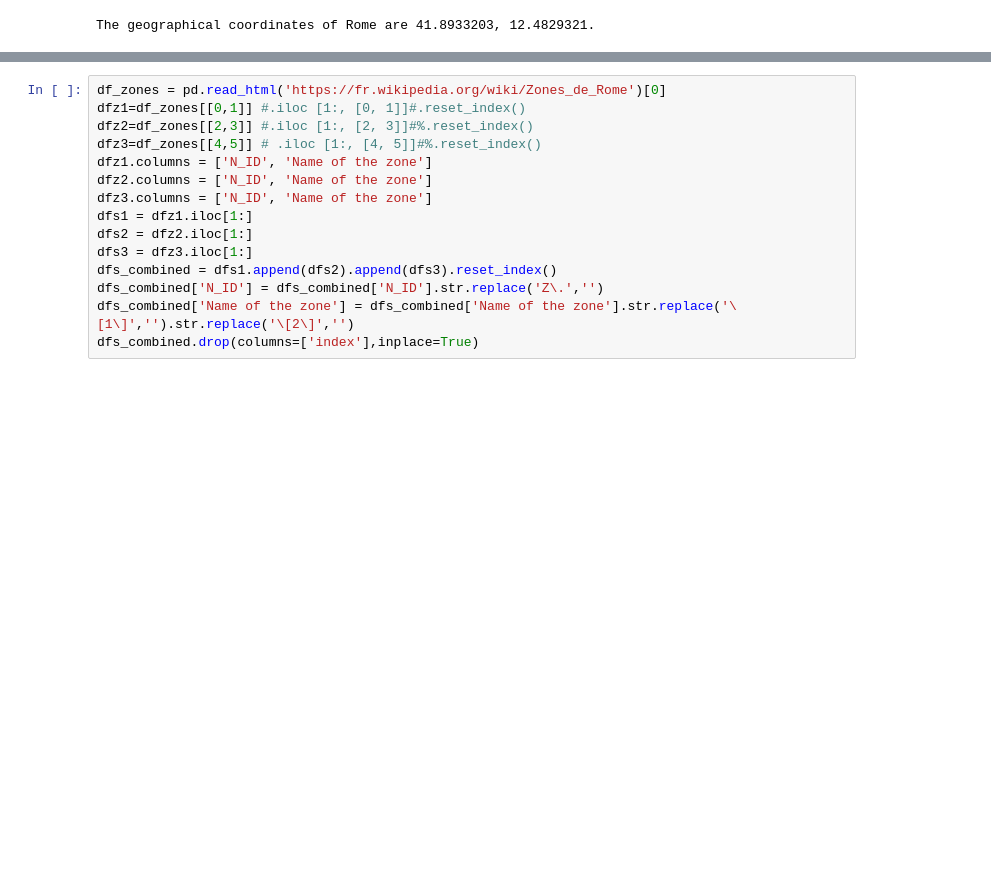
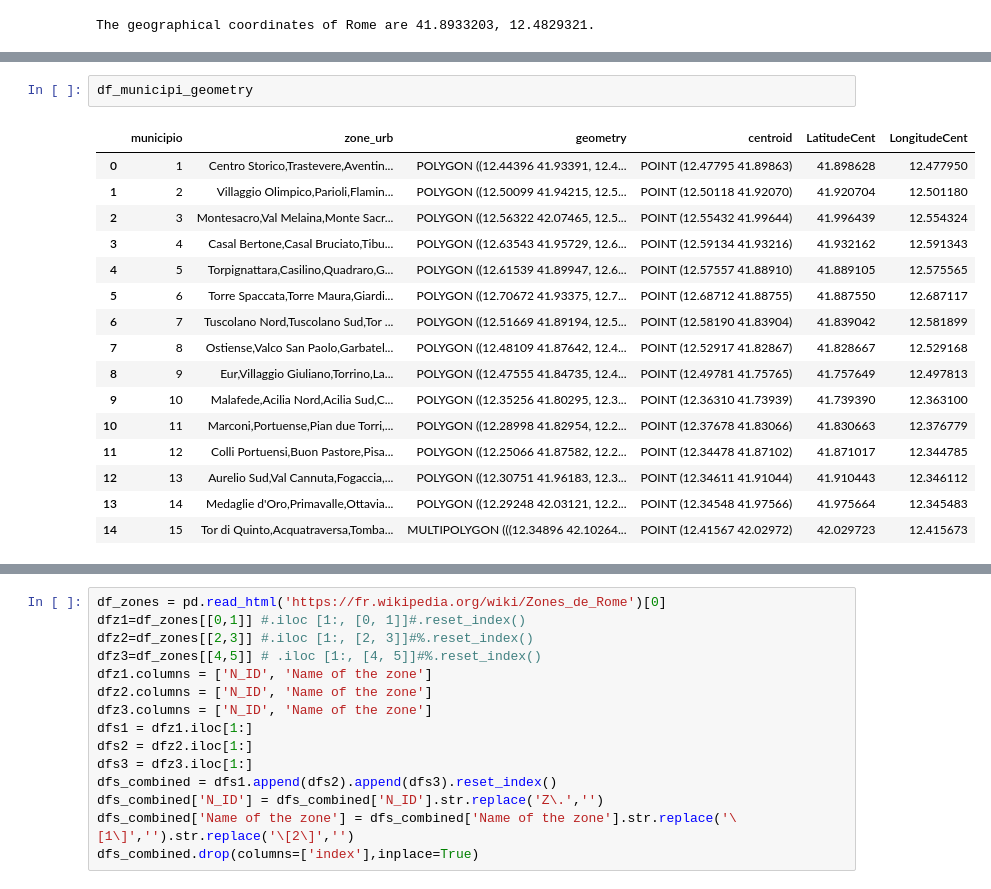
Before and after one commit to andife/AppliedDataScienceCapstone, a Jupyter notebook: final_Capstone_github.ipynb, the cells around one changed output, grey strips where cells are left out. Cells and saved outputs as stored; diff of their text form; blank space fills up the shorter version.

```diff
--- a/final_Capstone_github.ipynb
+++ b/final_Capstone_github.ipynb
@@ -173,0 +218,19 @@ dfcut = df_municipi_comb[['Area','Density','geometry']].copy(deep=True)
+# %%
+df_municipi_geometry
+# %% [output]
+|  | municipio | zone_urb | geometry | centroid | LatitudeCent | LongitudeCent |
+| 0 | 1 | Centro Storico,Trastevere,Aventin... | POLYGON ((12.44396 41.93391, 12.4... | POINT (12.47795 41.89863) | 41.898628 | 12.477950 |
+| 1 | 2 | Villaggio Olimpico,Parioli,Flamin... | POLYGON ((12.50099 41.94215, 12.5... | POINT (12.50118 41.92070) | 41.920704 | 12.501180 |
+| 2 | 3 | Montesacro,Val Melaina,Monte Sacr... | POLYGON ((12.56322 42.07465, 12.5... | POINT (12.55432 41.99644) | 41.996439 | 12.554324 |
+| 3 | 4 | Casal Bertone,Casal Bruciato,Tibu... | POLYGON ((12.63543 41.95729, 12.6... | POINT (12.59134 41.93216) | 41.932162 | 12.591343 |
+| 4 | 5 | Torpignattara,Casilino,Quadraro,G... | POLYGON ((12.61539 41.89947, 12.6... | POINT (12.57557 41.88910) | 41.889105 | 12.575565 |
+| 5 | 6 | Torre Spaccata,Torre Maura,Giardi... | POLYGON ((12.70672 41.93375, 12.7... | POINT (12.68712 41.88755) | 41.887550 | 12.687117 |
+| 6 | 7 | Tuscolano Nord,Tuscolano Sud,Tor ... | POLYGON ((12.51669 41.89194, 12.5... | POINT (12.58190 41.83904) | 41.839042 | 12.581899 |
+| 7 | 8 | Ostiense,Valco San Paolo,Garbatel... | POLYGON ((12.48109 41.87642, 12.4... | POINT (12.52917 41.82867) | 41.828667 | 12.529168 |
+| 8 | 9 | Eur,Villaggio Giuliano,Torrino,La... | POLYGON ((12.47555 41.84735, 12.4... | POINT (12.49781 41.75765) | 41.757649 | 12.497813 |
+| 9 | 10 | Malafede,Acilia Nord,Acilia Sud,C... | POLYGON ((12.35256 41.80295, 12.3... | POINT (12.36310 41.73939) | 41.739390 | 12.363100 |
+| 10 | 11 | Marconi,Portuense,Pian due Torri,... | POLYGON ((12.28998 41.82954, 12.2... | POINT (12.37678 41.83066) | 41.830663 | 12.376779 |
+| 11 | 12 | Colli Portuensi,Buon Pastore,Pisa... | POLYGON ((12.25066 41.87582, 12.2... | POINT (12.34478 41.87102) | 41.871017 | 12.344785 |
+| 12 | 13 | Aurelio Sud,Val Cannuta,Fogaccia,... | POLYGON ((12.30751 41.96183, 12.3... | POINT (12.34611 41.91044) | 41.910443 | 12.346112 |
+| 13 | 14 | Medaglie d'Oro,Primavalle,Ottavia... | POLYGON ((12.29248 42.03121, 12.2... | POINT (12.34548 41.97566) | 41.975664 | 12.345483 |
+| 14 | 15 | Tor di Quinto,Acquatraversa,Tomba... | MULTIPOLYGON (((12.34896 42.10264... | POINT (12.41567 42.02972) | 42.029723 | 12.415673 |
```
Also changed, not shown: parts of 54 cells of this notebook, 15 other files.
